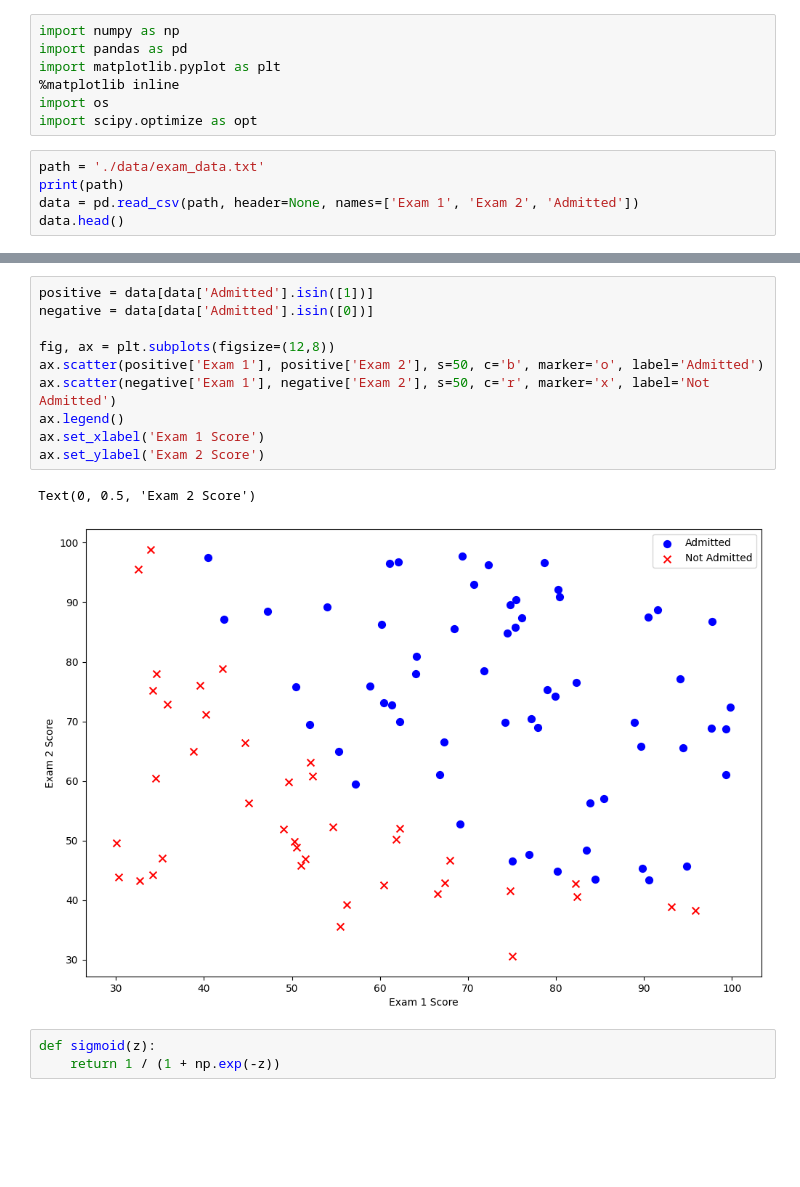
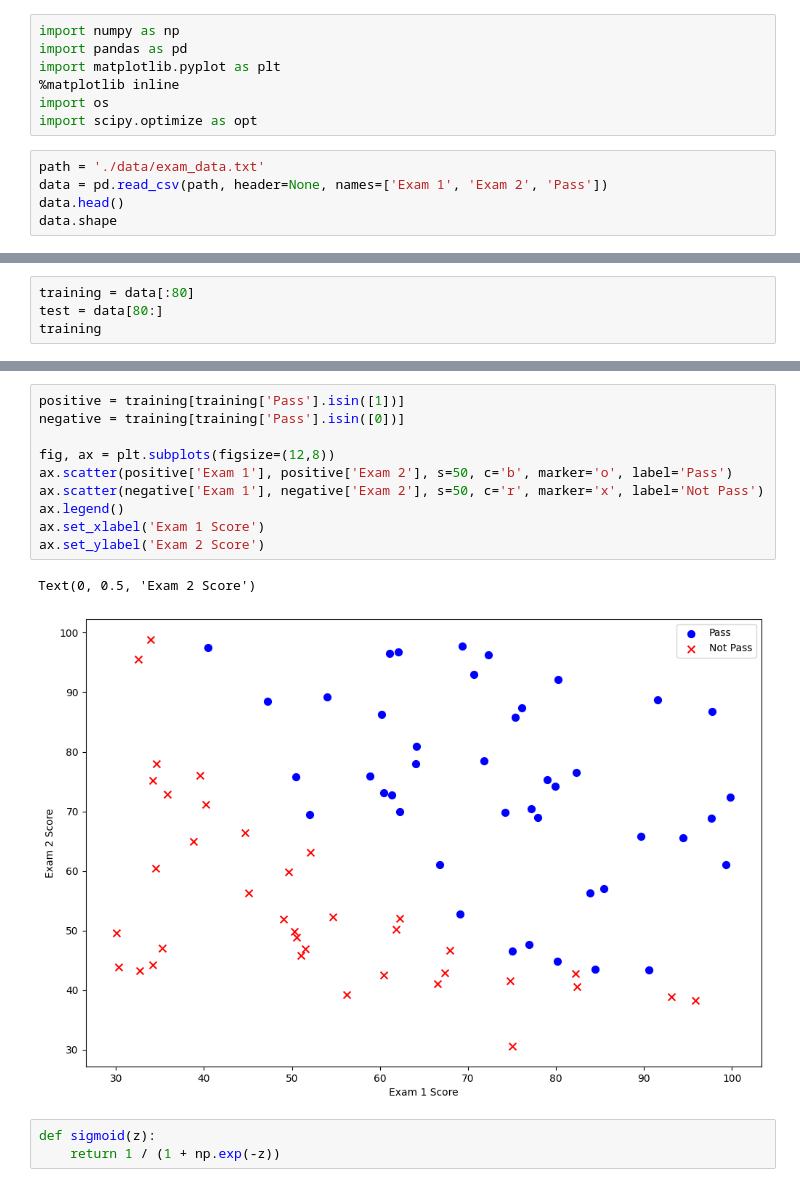
Before and after one commit to marcluettecke/data_science_engineering_blog_post, a Jupyter notebook: data_science_coding/analysis.ipynb, the cells around one changed output, grey strips where cells are left out. Cells and saved outputs as stored; diff of their text form; blank space fills up the shorter version.

Commit message:
Update write up until first approach
Also add necessary images and adjust the jupyter notebook

```diff
--- a/data_science_coding/analysis.ipynb
+++ b/data_science_coding/analysis.ipynb
@@ -7,7 +7,7 @@ import os
 import scipy.optimize as opt
 # %%
 path = './data/exam_data.txt'
-print(path)
-data = pd.read_csv(path, header=None, names=['Exam 1', 'Exam 2', 'Admitted'])
+data = pd.read_csv(path, header=None, names=['Exam 1', 'Exam 2', 'Pass'])
 data.head()
+data.shape
 # %% [output]
@@ -20,0 +15,4 @@ data.head()
+# %%
+training = data[:80]
+test = data[80:]
+training
@@ -21,16 +33,16 @@ data.head()
 # %%
-positive = data[data['Admitted'].isin([1])]
-negative = data[data['Admitted'].isin([0])]
+positive = training[training['Pass'].isin([1])]
+negative = training[training['Pass'].isin([0])]
 
 fig, ax = plt.subplots(figsize=(12,8))
-ax.scatter(positive['Exam 1'], positive['Exam 2'], s=50, c='b', marker='o', label='Admitted')
-ax.scatter(negative['Exam 1'], negative['Exam 2'], s=50, c='r', marker='x', label='Not Admitted')
+ax.scatter(positive['Exam 1'], positive['Exam 2'], s=50, c='b', marker='o', label='Pass')
+ax.scatter(negative['Exam 1'], negative['Exam 2'], s=50, c='r', marker='x', label='Not Pass')
 ax.legend()
 ax.set_xlabel('Exam 1 Score')
 ax.set_ylabel('Exam 2 Score')
 # %% [output]
 Text(0, 0.5, 'Exam 2 Score')
-[figure, old version]
+[figure, new version]
 # %%
 def sigmoid(z):
     return 1 / (1 + np.exp(-z))
```
Also changed, not shown: parts of 9 cells of this notebook, 6 other files.
